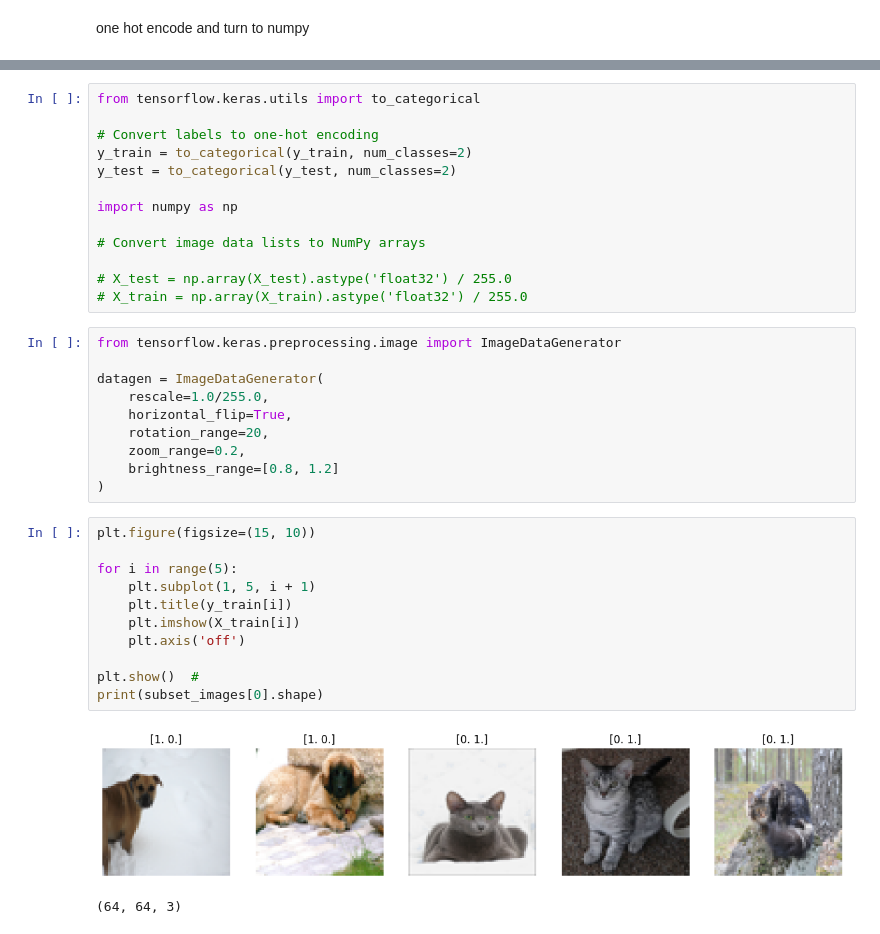
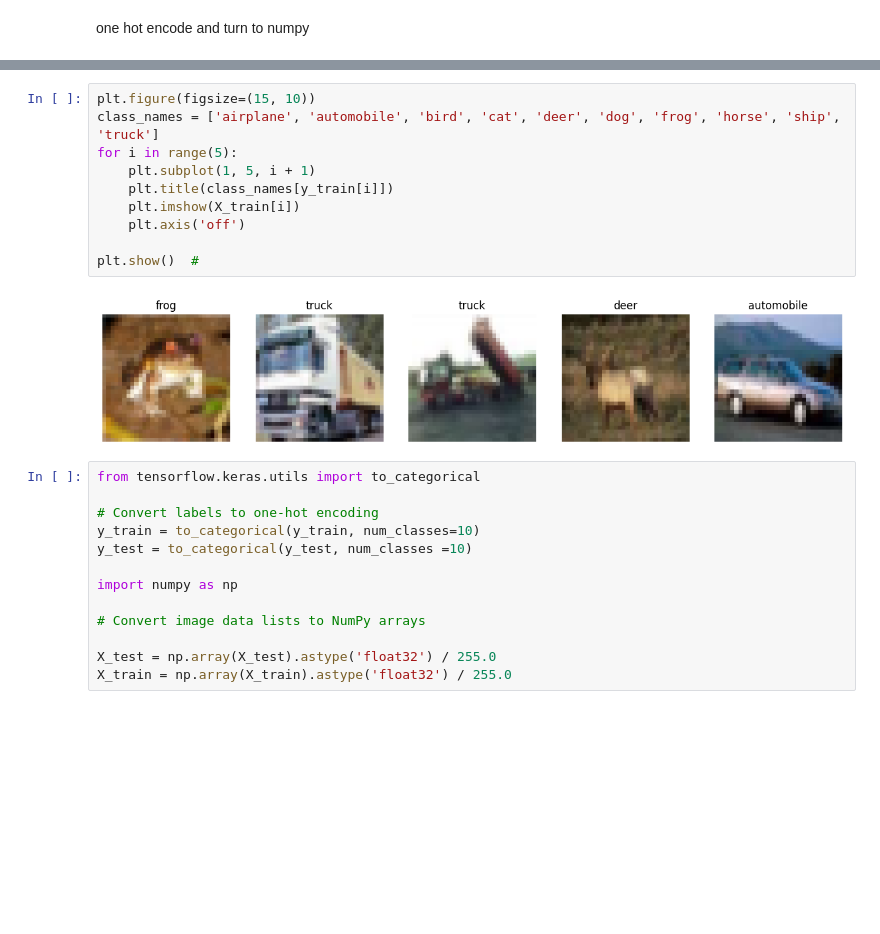
Before and after one commit to ElijahChesnut26/MLLab6, a Jupyter notebook: MLLab6.ipynb, the cells around one changed output, grey strips where cells are left out. Drawn from its saved outputs; the diff is of its cells as text; blank space fills up the shorter version.

```diff
--- a/MLLab6.ipynb
+++ b/MLLab6.ipynb
@@ -59,37 +208,25 @@ one hot encode and turn to numpy
+# %%
+plt.figure(figsize=(15, 10))
+class_names = ['airplane', 'automobile', 'bird', 'cat', 'deer', 'dog', 'frog', 'horse', 'ship', 'truck']
+for i in range(5):
+    plt.subplot(1, 5, i + 1)
+    plt.title(class_names[y_train[i]])
+    plt.imshow(X_train[i])
+    plt.axis('off')
+
+plt.show()  #
+# %% [output]
+[figure, added]
 # %%
 from tensorflow.keras.utils import to_categorical
 
 # Convert labels to one-hot encoding
-y_train = to_categorical(y_train, num_classes=2)
-y_test = to_categorical(y_test, num_classes=2)
+y_train = to_categorical(y_train, num_classes=10)
+y_test = to_categorical(y_test, num_classes =10)
 
 import numpy as np
 
 # Convert image data lists to NumPy arrays
 
-# X_test = np.array(X_test).astype('float32') / 255.0
-# X_train = np.array(X_train).astype('float32') / 255.0
+X_test = np.array(X_test).astype('float32') / 255.0
+X_train = np.array(X_train).astype('float32') / 255.0
-# %%
-from tensorflow.keras.preprocessing.image import ImageDataGenerator
-
-datagen = ImageDataGenerator(
-    rescale=1.0/255.0,
-    horizontal_flip=True,
-    rotation_range=20,
-    zoom_range=0.2,
-    brightness_range=[0.8, 1.2]
-)
-# %%
-plt.figure(figsize=(15, 10))
-
-for i in range(5):
-    plt.subplot(1, 5, i + 1)
-    plt.title(y_train[i])
-    plt.imshow(X_train[i])
-    plt.axis('off')
-
-plt.show()  #
-print(subset_images[0].shape)
-# %% [output]
-[figure, removed]
-(64, 64, 3)
```
Also changed, not shown: parts of 37 cells of this notebook, 1 other file.
